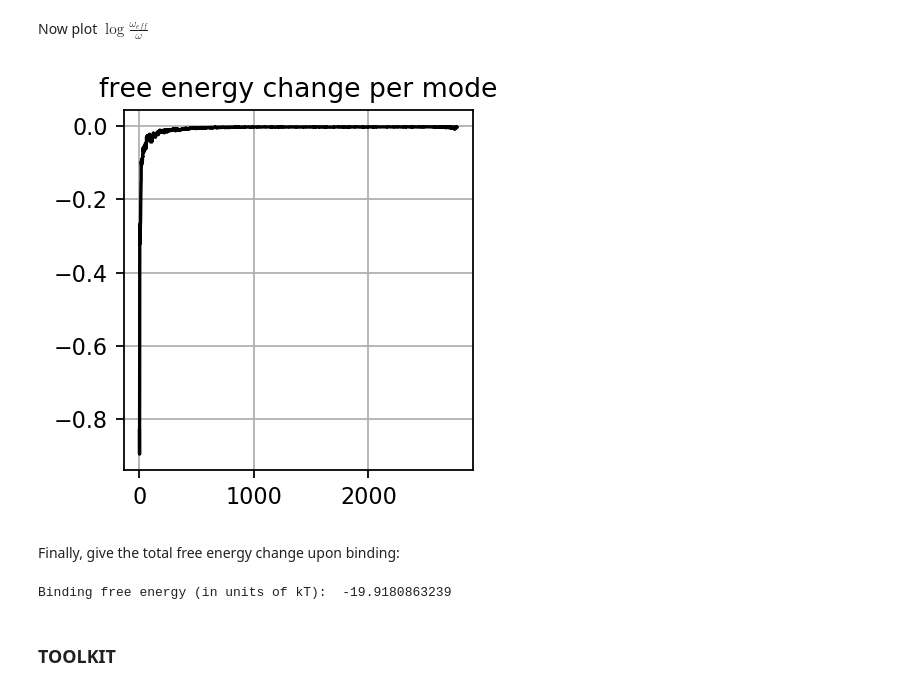
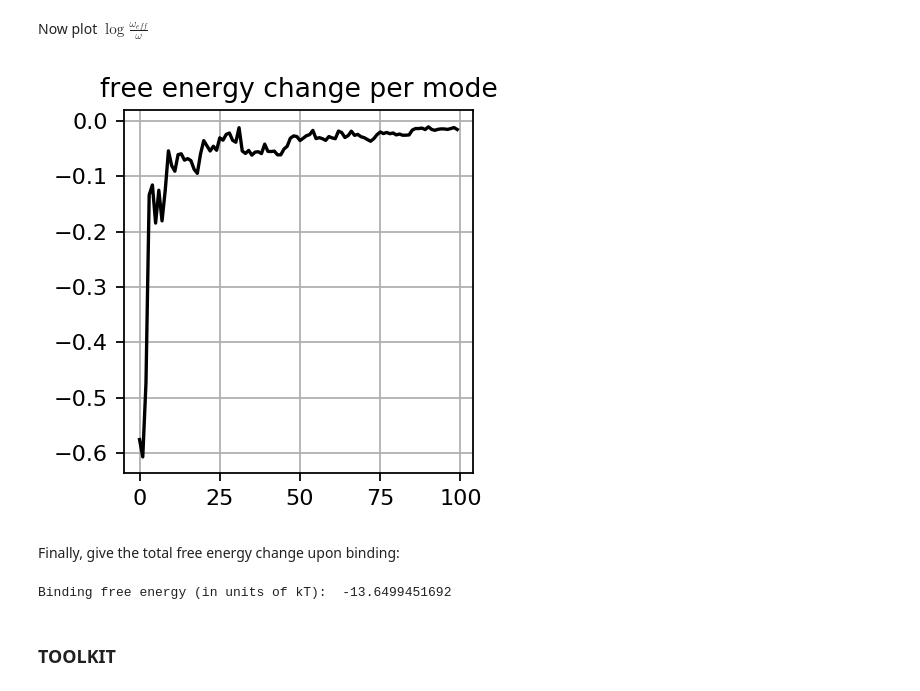
Before and after one commit to fredericpoitevin/ASIC_modelling, a Jupyter notebook: binding energy.ipynb, the cells around one changed output. Cells and saved outputs as stored; diff of their text form; code cells hidden in the pictures.

```diff
--- a/binding energy.ipynb
+++ b/binding energy.ipynb
@@ -76,12 +76,12 @@ from prody import *                   # load prody library
 Define parameters and variables...
 # %%
 pdbs_folder  = 'pdbs'           # local folder where PDB files can be found
-pdb_filename = '4FZ0.pdb'       # name of PDB considered for the analysis (must be found in pdbs_folder)
+pdb_filename = '5wku_CLOSED-ASIC-CA_45to455_withAB.pdb' #'4FZ0.pdb'       # name of PDB considered for the analysis (must be found in pdbs_folder)
 cutoff=15.0                     # distance cutoff to couple pairs of atoms
 gamma=1.0                       # see ProDy
 whole_selection     ='protein and name CA'              # set of all atoms considered
-receptor_selection =whole_selection+' and not chain A'  # subset of whole_selection, for receptor
-ligand_selection   =whole_selection+' and chain A'      # subset of whole_selection, for ligand
+receptor_selection =whole_selection+' and (chain A or chain B or chain C)'  # subset of whole_selection, for receptor
+ligand_selection   =whole_selection+' and not (chain A or chain B or chain C)'      # subset of whole_selection, for ligand
 # %% [markdown]
 Load PDB object
 # %%
@@ -120,15 +132,15 @@ plot_spectrum(l,l2=l_eff,figsize=3)
 # %% [markdown]
 Now plot $\log \frac{\omega_{eff}}{\omega}$
 # %%
-plot_spectrum(np.log(l_eff/l)/2,figsize=3,title='free energy change per mode')
+plot_spectrum(np.log(l_eff[0:100]/l[0:100])/2,figsize=3,title='free energy change per mode')
 # %% [output]
-[figure, old version]
+[figure, new version]
 # %% [markdown]
 Finally, give the total free energy change upon binding:
 # %%
 deltaF = get_binding_energy(spectrum_unbound=l,spectrum_bound=l_eff)
 # %% [output]
-Binding free energy (in units of kT):  -19.9180863239
+Binding free energy (in units of kT):  -13.6499451692
 # %% [markdown]
 ### TOOLKIT
 # %%
```
Also changed, not shown: parts of 7 cells of this notebook, 20 other files.
